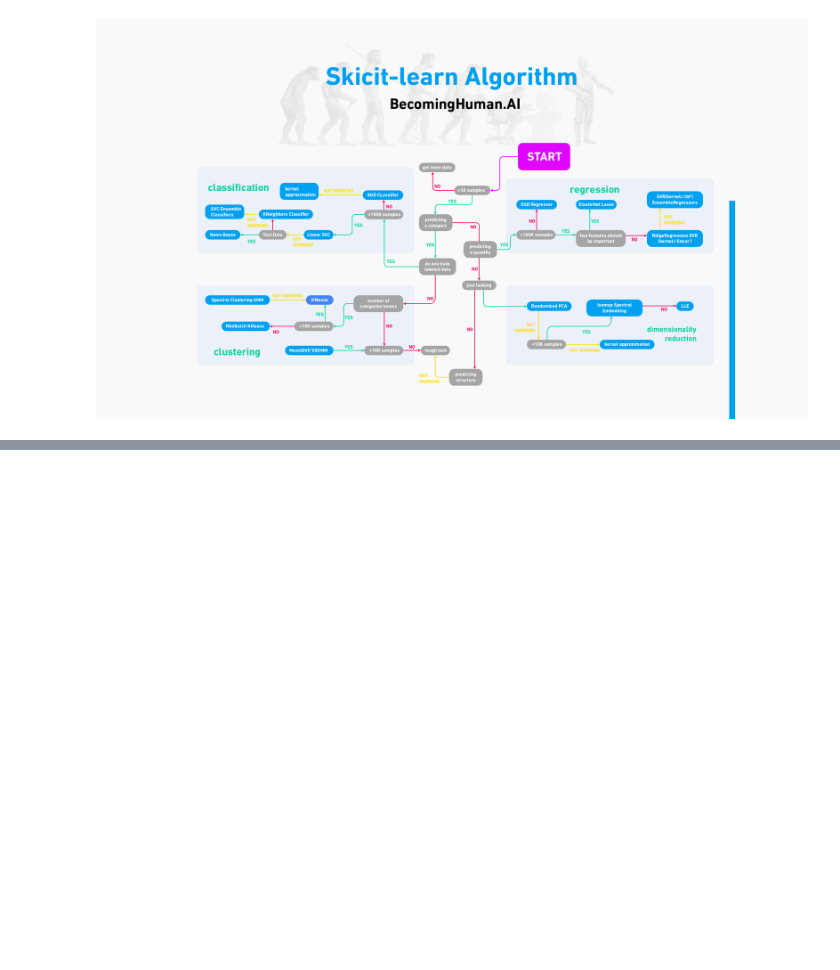
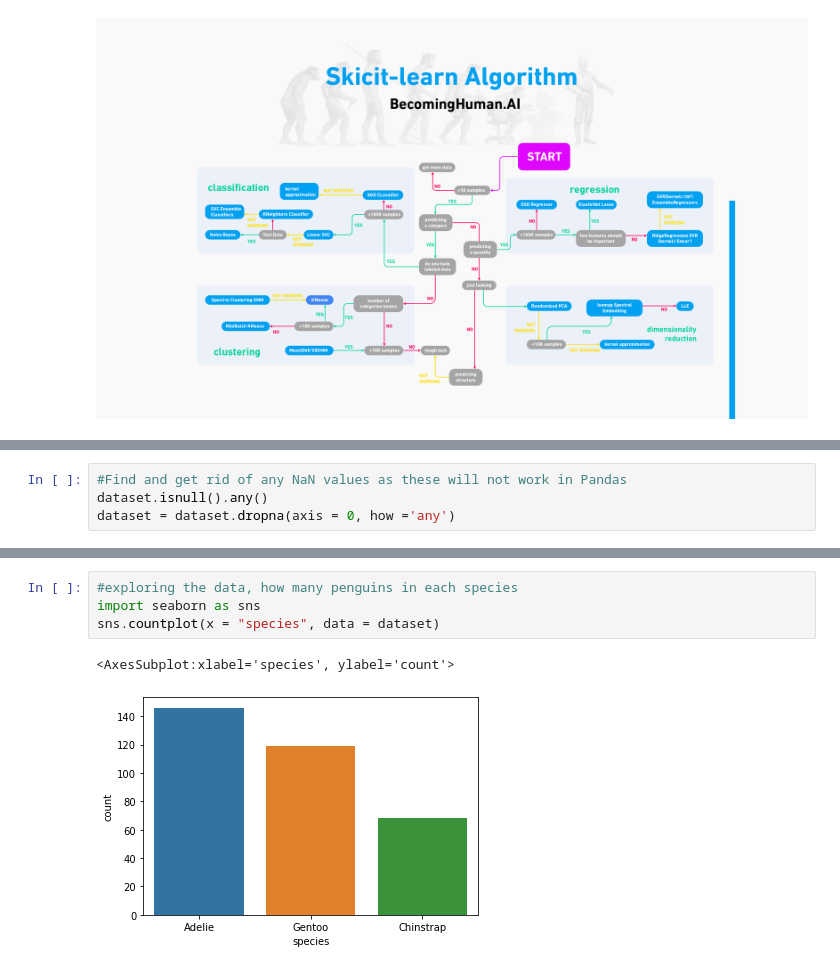
Before and after one commit to mobm65/ML-S, a Jupyter notebook: Scikit-Learn Jupyter Notebook.ipynb, the cells around one changed output, grey strips where cells are left out. Cells and saved outputs as stored; diff of their text form; blank space fills up the shorter version.

```diff
--- a/Scikit-Learn Jupyter Notebook.ipynb
+++ b/Scikit-Learn Jupyter Notebook.ipynb
@@ -42,0 +80,4 @@ dataset.head()
+# %%
+#Find and get rid of any NaN values as these will not work in Pandas
+dataset.isnull().any()
+dataset = dataset.dropna(axis = 0, how ='any')
@@ -42,0 +115,7 @@ dataset.head()
+# %%
+#exploring the data, how many penguins in each species
+import seaborn as sns
+sns.countplot(x = "species", data = dataset)
+# %% [output]
+<AxesSubplot:xlabel='species', ylabel='count'>
+[figure, added]
```
Also changed, not shown: parts of 24 cells of this notebook.
